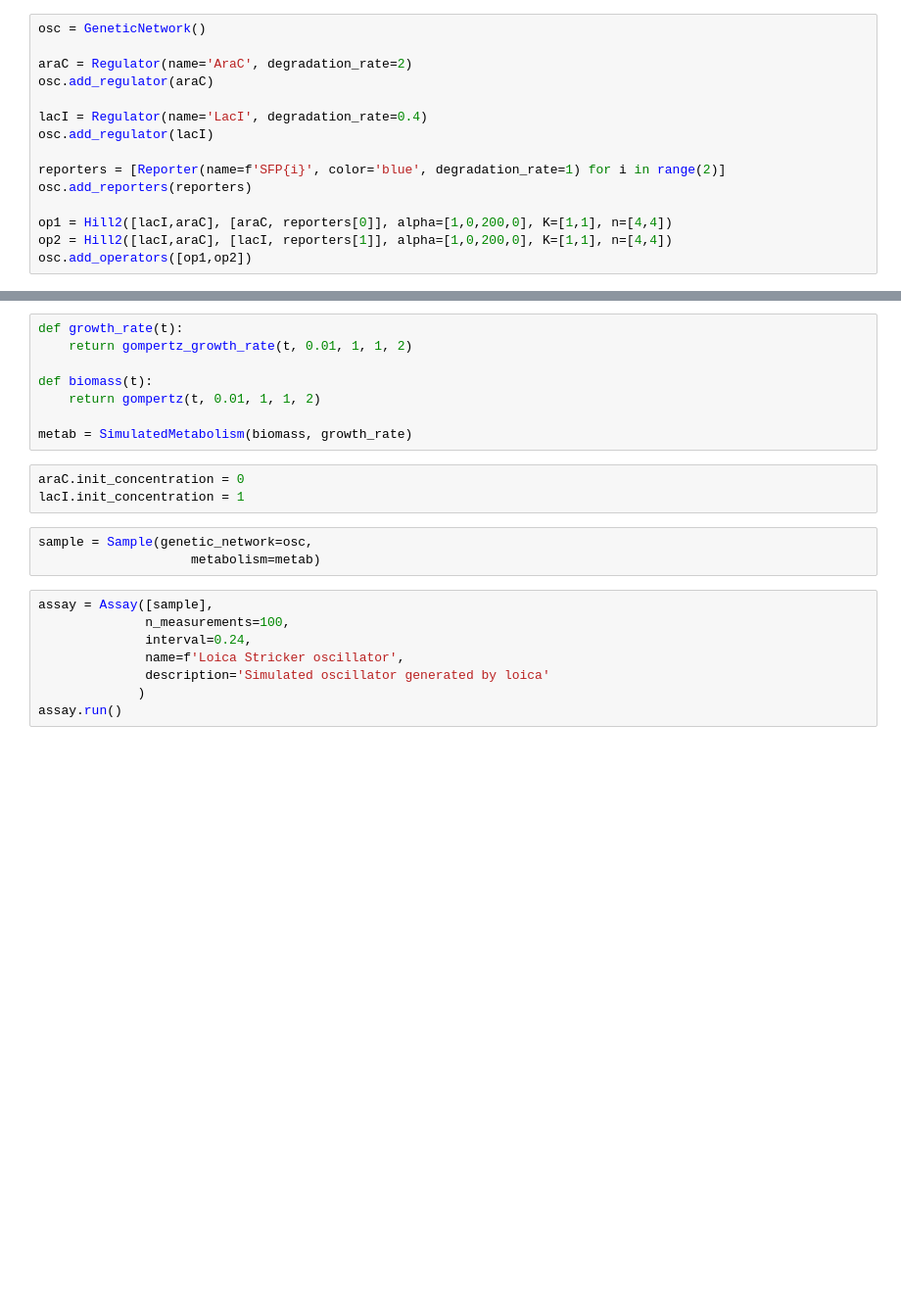
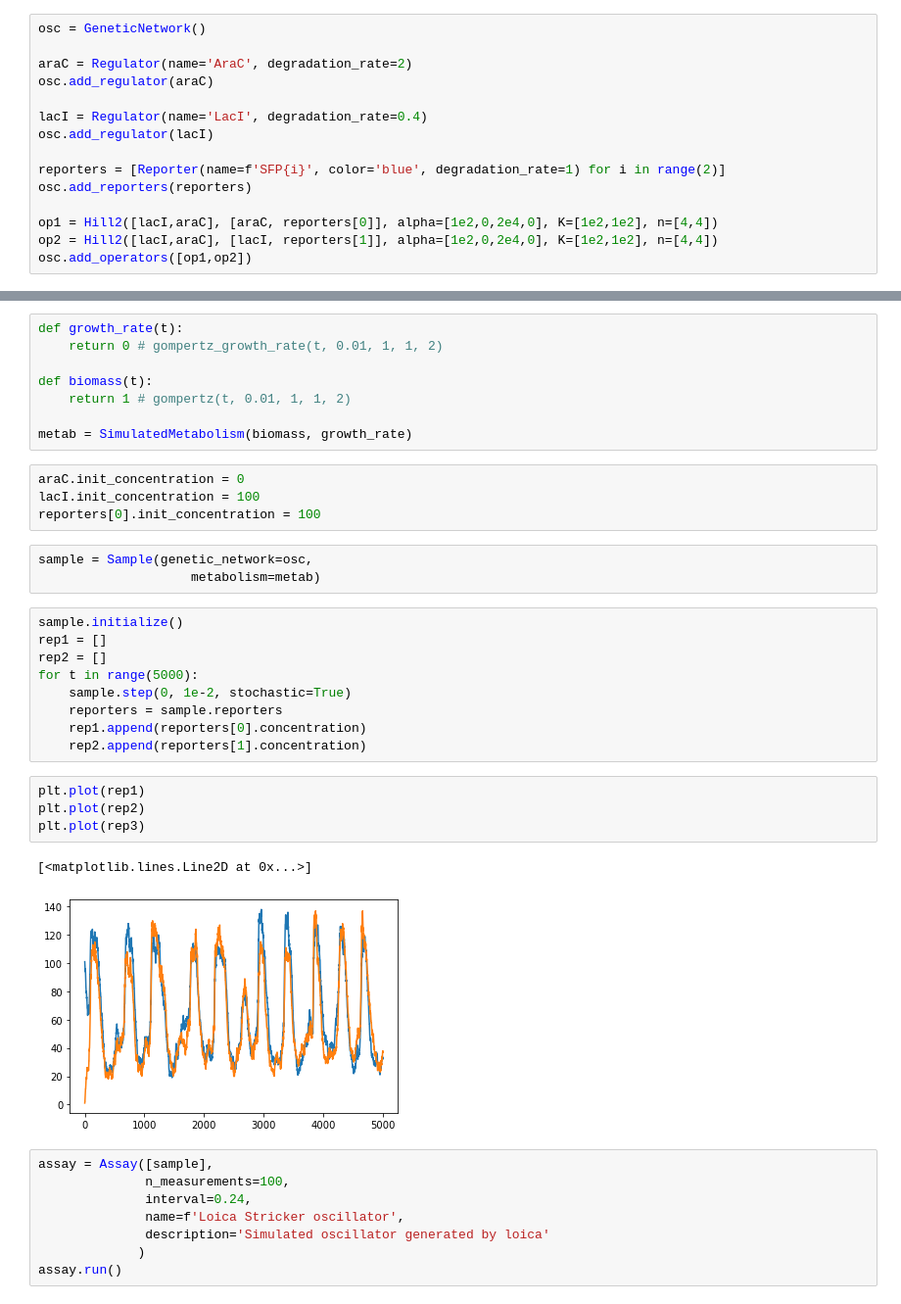
Before and after one commit to RudgeLab/LOICA, a Jupyter notebook: notebooks/Stricker.ipynb, the cells around one changed output, grey strips where cells are left out. Shown at 98% size. Cells and saved outputs as stored; diff of their text form; blank space fills up the shorter version.

```diff
--- a/notebooks/Stricker.ipynb
+++ b/notebooks/Stricker.ipynb
@@ -13,8 +13,8 @@ osc.add_regulator(lacI)
 reporters = [Reporter(name=f'SFP{i}', color='blue', degradation_rate=1) for i in range(2)]
 osc.add_reporters(reporters)
 
-op1 = Hill2([lacI,araC], [araC, reporters[0]], alpha=[1,0,200,0], K=[1,1], n=[4,4])
-op2 = Hill2([lacI,araC], [lacI, reporters[1]], alpha=[1,0,200,0], K=[1,1], n=[4,4])
+op1 = Hill2([lacI,araC], [araC, reporters[0]], alpha=[1e2,0,2e4,0], K=[1e2,1e2], n=[4,4])
+op2 = Hill2([lacI,araC], [lacI, reporters[1]], alpha=[1e2,0,2e4,0], K=[1e2,1e2], n=[4,4])
 osc.add_operators([op1,op2])
 # %%
 plt.figure(figsize=(4,4), dpi=150)
@@ -22,17 +24,34 @@ osc.draw(contracted=False, arrowsize=7, node_size=500, linewidths=0, alpha=1)
 # %%
 def growth_rate(t):
-    return gompertz_growth_rate(t, 0.01, 1, 1, 2)
+    return 0 # gompertz_growth_rate(t, 0.01, 1, 1, 2)
 
 def biomass(t):
-    return gompertz(t, 0.01, 1, 1, 2)
+    return 1 # gompertz(t, 0.01, 1, 1, 2)
 
 metab = SimulatedMetabolism(biomass, growth_rate)
 # %%
 araC.init_concentration = 0
-lacI.init_concentration = 1
+lacI.init_concentration = 100
+reporters[0].init_concentration = 100
 # %%
 sample = Sample(genetic_network=osc,
                     metabolism=metab)
+# %%
+sample.initialize()
+rep1 = []
+rep2 = []
+for t in range(5000):
+    sample.step(0, 1e-2, stochastic=True)
+    reporters = sample.reporters
+    rep1.append(reporters[0].concentration)
+    rep2.append(reporters[1].concentration)
+# %%
+plt.plot(rep1)
+plt.plot(rep2)
+plt.plot(rep3)
+# %% [output]
+[<matplotlib.lines.Line2D at 0x...>]
+[figure, added]
 # %%
 assay = Assay([sample],
               n_measurements=100,
```
Also changed, not shown: parts of 1 cell of this notebook, 4 other files.
